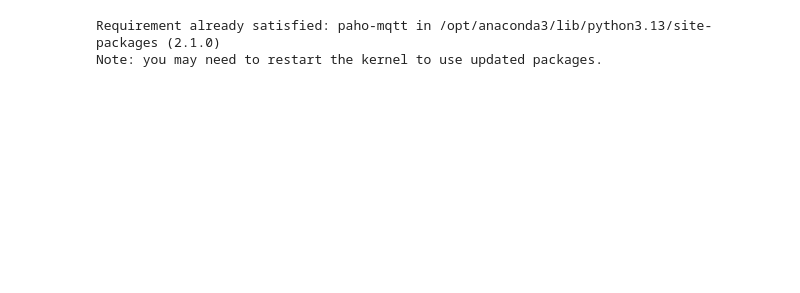
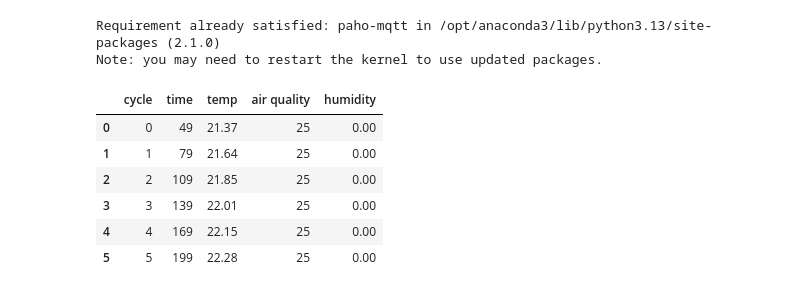
Before and after one commit to grace-nicholson/501_mini_project, a Jupyter notebook: project_python_code.ipynb, the cells around one changed output. Cells and saved outputs as stored; diff of their text form; code cells hidden in the pictures; blank space fills up the shorter version.

```diff
--- a/project_python_code.ipynb
+++ b/project_python_code.ipynb
@@ -89,0 +6,85 @@ print("\n==========================================================\n")
+# %%
+import paho.mqtt.subscribe as subscribe
+import csv
+import json
+import os
+import pandas as pd
+
+# Raw MQTT topics
+topics = ['time', 'temp', 'air_quality', 'humidity']
+
+# Friendly column labels
+labels = ['time', 'temp', 'air quality', 'humidity']
+
+n = 6  # number of cycles
+
+csv_file = "mqtt_data_test.csv"
+json_file = "mqtt_data_test.json"
+
+# -----------------------
+# SET UP CSV
+# -----------------------
+write_csv_header = not os.path.exists(csv_file)
+csv_fh = open(csv_file, "a", newline="")
+csv_writer = csv.writer(csv_fh)
+
+if write_csv_header:
+    csv_writer.writerow(["cycles"] + labels)
+
+# -----------------------
+# SET UP JSON
+# -----------------------
+json_fh = open(json_file, "a")
+
+# -----------------------
+# STORAGE FOR FINAL TABLE
+# -----------------------
+table_rows = []   # list of lists: [cycle, time, temp, aq, humidity]
+
+# -----------------------
+# MAIN LOOP
+# -----------------------
+for i in range(n):
+    # Read MQTT messages
+    m = subscribe.simple(
+        topics,
+        hostname="test.mosquitto.org",
+        retained=False,
+        msg_count=len(topics)
+    )
+
+    values = [msg.payload.decode("utf-8") for msg in m]
+
+      # Store for DataFrame
+    row_dict = {"cycle": i}
+    for label, value in zip(labels, values):
+        row_dict[label] = value
+    table_rows.append(row_dict)
+
+    # Write CSV
+    csv_writer.writerow([i] + values)
+
+    # Write JSON (one JSON object per line)
+    json_fh.write(json.dumps(row_dict) + "\n")
+
+# Close files
+csv_fh.close()
+json_fh.close()
+
+
+# BUILD DATAFRAME
+
+df = pd.DataFrame(table_rows)
+
+
+# PRINT DATAFRAME
+
+df
+# %% [output]
+|  | cycle | time | temp | air quality | humidity |
+| 0 | 0 | 49 | 21.37 | 25 | 0.00 |
+| 1 | 1 | 79 | 21.64 | 25 | 0.00 |
+| 2 | 2 | 109 | 21.85 | 25 | 0.00 |
+| 3 | 3 | 139 | 22.01 | 25 | 0.00 |
+| 4 | 4 | 169 | 22.15 | 25 | 0.00 |
+| 5 | 5 | 199 | 22.28 | 25 | 0.00 |
```
Also changed, not shown: parts of 10 cells of this notebook.
